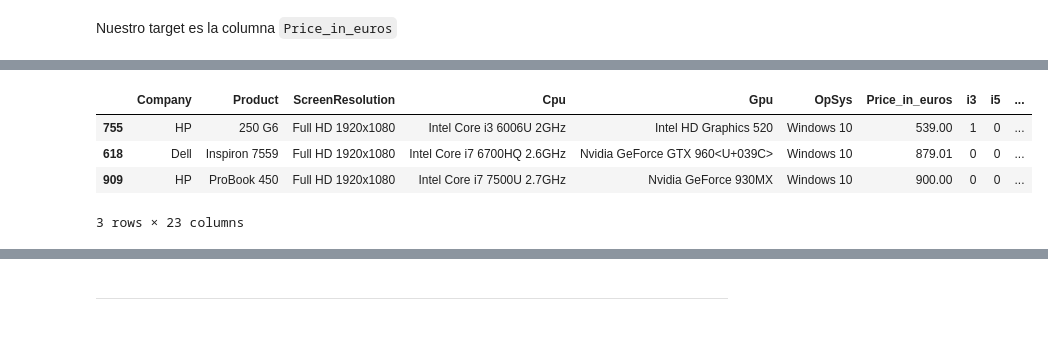
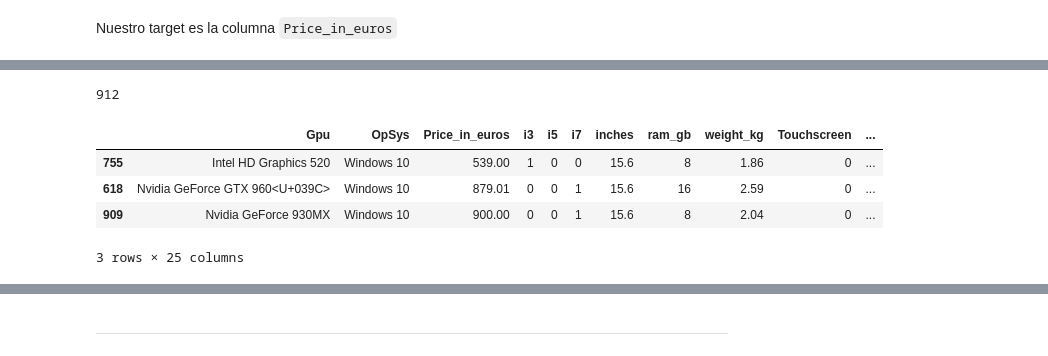
Before and after one commit to antonio-herrera-gb/ML_Tienda_PC, a Jupyter notebook: Kaggle_submission.ipynb, the cells around one changed output, grey strips where cells are left out. Cells and saved outputs as stored; diff of their text form; code cells hidden in the pictures.

```diff
--- a/Kaggle_submission.ipynb
+++ b/Kaggle_submission.ipynb
@@ -92,3 +82,5 @@ df.Cpu.str.contains("i7").sum()
+# %%
+df.drop(columns=["Company", "Product"], inplace=True)
 # %%
 df['i3'] = df['Cpu'].str.contains(r'i3', case=False, na=False).astype(int)
 df['i5'] = df['Cpu'].str.contains(r'i5', case=False, na=False).astype(int)
@@ -115,2 +101,2 @@ df.head()
 # %%
-#df["Touchscreen"] = df["ScreenResolution"].str.contains("Touchscreen").astype(int)
+df["Touchscreen"] = df["ScreenResolution"].str.contains("Touchscreen").astype(int)
@@ -167,9 +157,17 @@ df.head(3)
+# %%
+df['GPU_Nvidia'] = df['Gpu'].str.contains('Nvidia').astype(int)
+df['GPU_Intel'] = df['Gpu'].str.contains('Intel').astype(int)
+df['GPU_AMD'] = df['Gpu'].str.contains('AMD').astype(int)
+
+print(df['GPU_AMD'].sum()+df['GPU_Intel'].sum()+df['GPU_Nvidia'].sum())
+# %% [output]
+912
 # %%
-df.drop(columns=["Memory", "Ram", "Inches", "Weight"], inplace=True)
+df.drop(columns=["Cpu","Memory", "Ram", "Inches", "Weight", "ScreenResolution"], inplace=True)
 df.head(3)
 # %% [output]
-|  | Company | Product | ScreenResolution | Cpu | Gpu | OpSys | Price_in_euros | i3 | i5 | ... |
-| 755 | HP | 250 G6 | Full HD 1920x1080 | Intel Core i3 6006U 2GHz | Intel HD Graphics 520 | Windows 10 | 539.00 | 1 | 0 | ... |
-| 618 | Dell | Inspiron 7559 | Full HD 1920x1080 | Intel Core i7 6700HQ 2.6GHz | Nvidia GeForce GTX 960<U+039C> | Windows 10 | 879.01 | 0 | 0 | ... |
-| 909 | HP | ProBook 450 | Full HD 1920x1080 | Intel Core i7 7500U 2.7GHz | Nvidia GeForce 930MX | Windows 10 | 900.00 | 0 | 0 | ... |
+|  | Gpu | OpSys | Price_in_euros | i3 | i5 | i7 | inches | ram_gb | weight_kg | Touchscreen | ... |
+| 755 | Intel HD Graphics 520 | Windows 10 | 539.00 | 1 | 0 | 0 | 15.6 | 8 | 1.86 | 0 | ... |
+| 618 | Nvidia GeForce GTX 960<U+039C> | Windows 10 | 879.01 | 0 | 0 | 1 | 15.6 | 16 | 2.59 | 0 | ... |
+| 909 | Nvidia GeForce 930MX | Windows 10 | 900.00 | 0 | 0 | 1 | 15.6 | 8 | 2.04 | 0 | ... |
-3 rows × 23 columns
+3 rows × 25 columns
```
Also changed, not shown: parts of 78 cells of this notebook, 7 other files.
